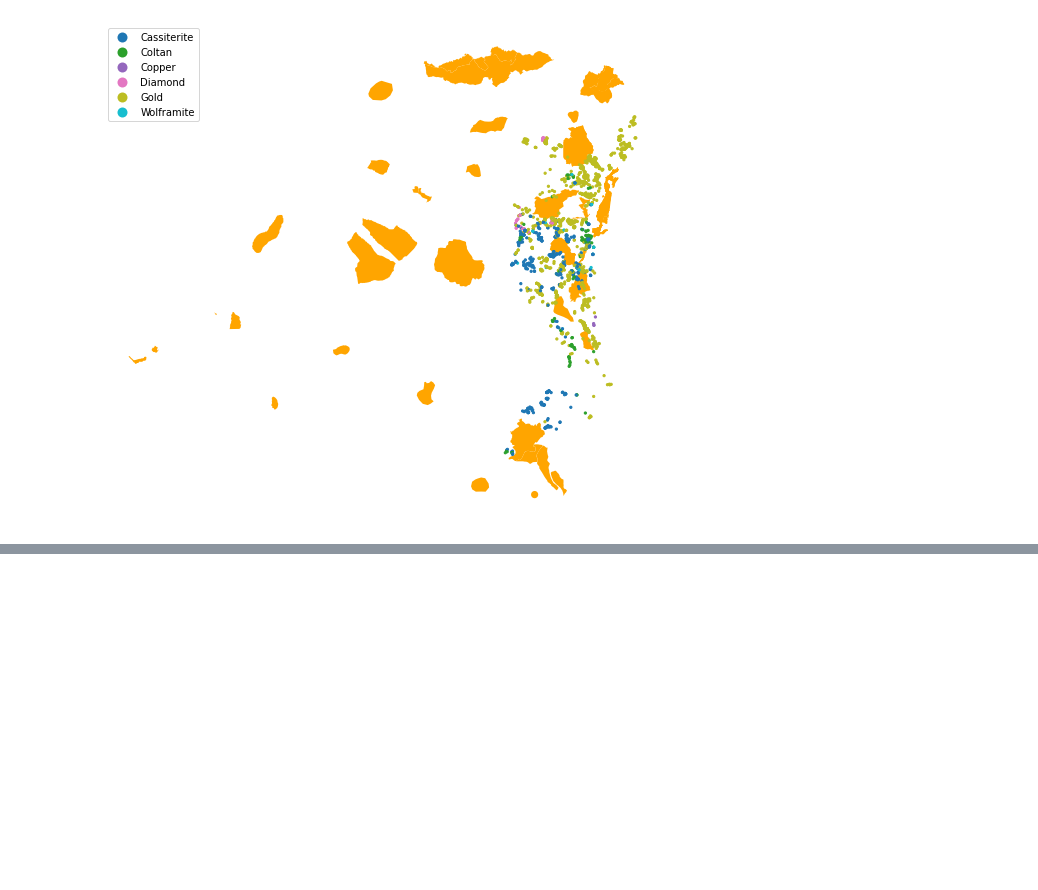
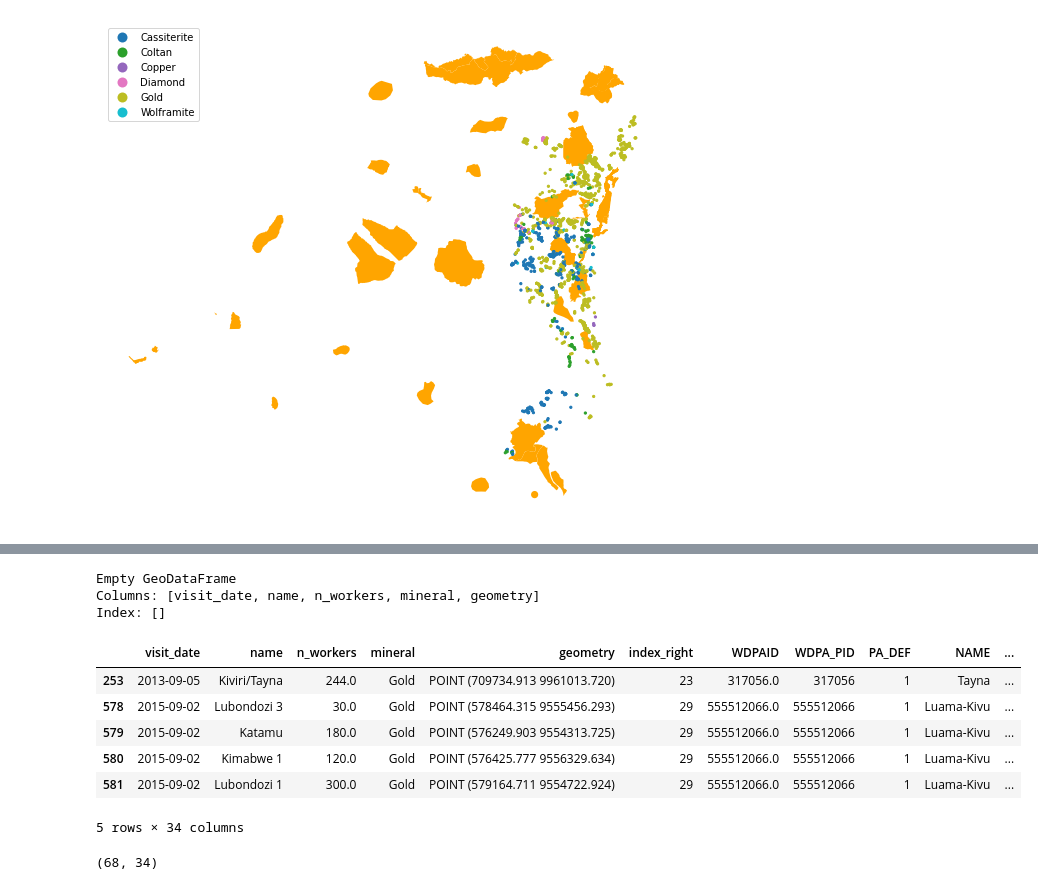
Before and after one commit to mxagar/space_exploration, a Jupyter notebook: geospatial_data_guide/lab/04_Case_Study_Mining.ipynb, the cells around one changed output, grey strips where cells are left out. Cells and saved outputs as stored; diff of their text form; code cells hidden in the pictures; blank space fills up the shorter version.

```diff
--- a/geospatial_data_guide/lab/04_Case_Study_Mining.ipynb
+++ b/geospatial_data_guide/lab/04_Case_Study_Mining.ipynb
@@ -104,0 +173,31 @@ protected_areas_utm.to_file(DATA_PATH+"cod_conservation_utm.shp", driver='ESRI S
+# %%
+# Extract the single polygon for the Kahuzi-Biega National park
+kahuzi = protected_areas_utm[protected_areas_utm['NAME'] == "Kahuzi-Biega National park"].geometry.squeeze()
+
+# Take a subset of the mining sites located within Kahuzi
+sites_kahuzi = mining_sites_utm[mining_sites_utm.within(kahuzi)]
+print(sites_kahuzi)
+
+# Determine in which national park a mining site is located
+sites_within_park = gpd.sjoin(mining_sites_utm,
+                              protected_areas_utm,
+                              op='within',
+                              how='inner')
+# %% [output]
+Empty GeoDataFrame
+Columns: [visit_date, name, n_workers, mineral, geometry]
+Index: []
+# %%
+sites_within_park.head()
+# %% [output]
+|  | visit_date | name | n_workers | mineral | geometry | index_right | WDPAID | WDPA_PID | PA_DEF | NAME | ... |
+| 253 | 2013-09-05 | Kiviri/Tayna | 244.0 | Gold | POINT (709734.913 9961013.720) | 23 | 317056.0 | 317056 | 1 | Tayna | ... |
+| 578 | 2015-09-02 | Lubondozi 3 | 30.0 | Gold | POINT (578464.315 9555456.293) | 29 | 555512066.0 | 555512066 | 1 | Luama-Kivu | ... |
+| 579 | 2015-09-02 | Katamu | 180.0 | Gold | POINT (576249.903 9554313.725) | 29 | 555512066.0 | 555512066 | 1 | Luama-Kivu | ... |
+| 580 | 2015-09-02 | Kimabwe 1 | 120.0 | Gold | POINT (576425.777 9556329.634) | 29 | 555512066.0 | 555512066 | 1 | Luama-Kivu | ... |
+| 581 | 2015-09-02 | Lubondozi 1 | 300.0 | Gold | POINT (579164.711 9554722.924) | 29 | 555512066.0 | 555512066 | 1 | Luama-Kivu | ... |
+5 rows × 34 columns
+# %%
+sites_within_park.shape
+# %% [output]
+(68, 34)
```
Also changed, not shown: parts of 19 cells of this notebook, 3 other files.
